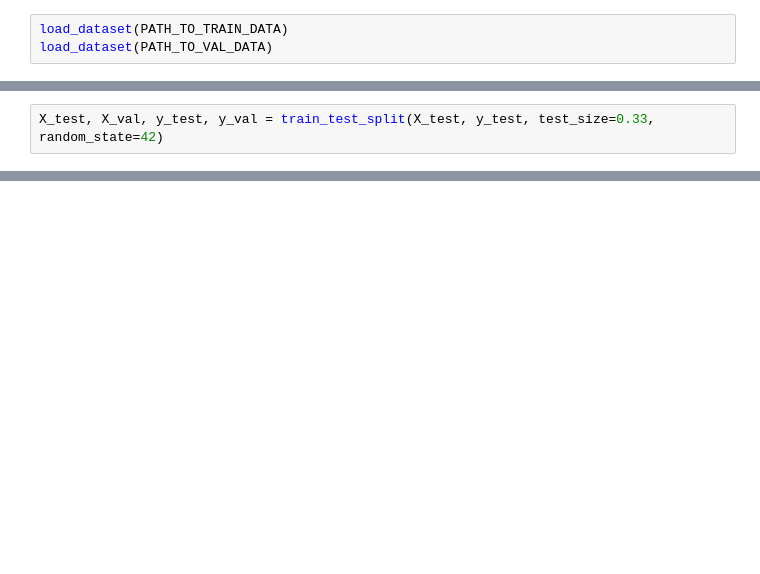
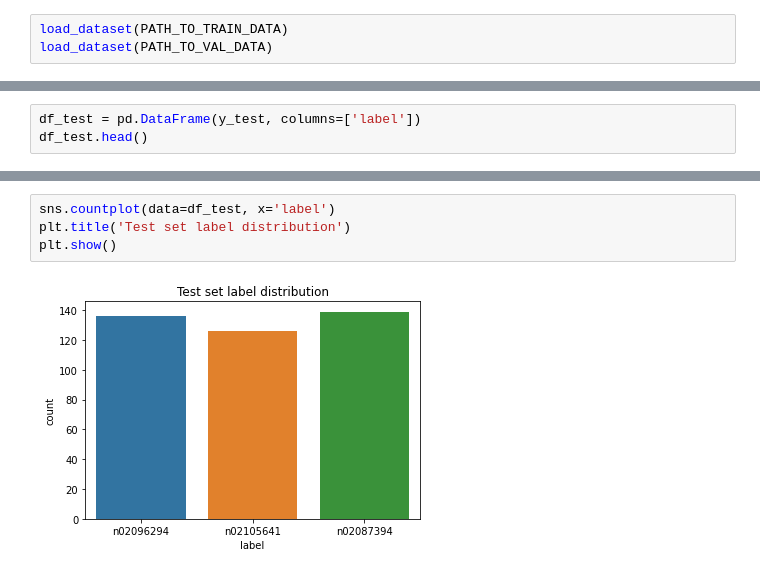
Before and after one commit to sur-sakthy/computer-vision, a Jupyter notebook: Assignment_2.ipynb, the cells around one changed output, grey strips where cells are left out. Saved outputs shown, nothing was run; the diff lists cells and outputs as text; blank space fills up the shorter version.

```diff
--- a/Assignment_2.ipynb
+++ b/Assignment_2.ipynb
@@ -76,2 +144,0 @@ X_train, X_test, y_train, y_test = train_test_split(img_data_array, class_name,
-# %%
-X_test, X_val, y_test, y_val = train_test_split(X_test, y_test, test_size=0.33, random_state=42)
@@ -85,0 +163,3 @@ def get_target_val(target_dict, target_data):
+# %%
+df_test = pd.DataFrame(y_test, columns=['label'])
+df_test.head()
@@ -85,0 +173,6 @@ def get_target_val(target_dict, target_data):
+# %%
+sns.countplot(data=df_test, x='label')
+plt.title('Test set label distribution')
+plt.show()
+# %% [output]
+[figure, added]
```
Also changed, not shown: parts of 64 cells of this notebook.
